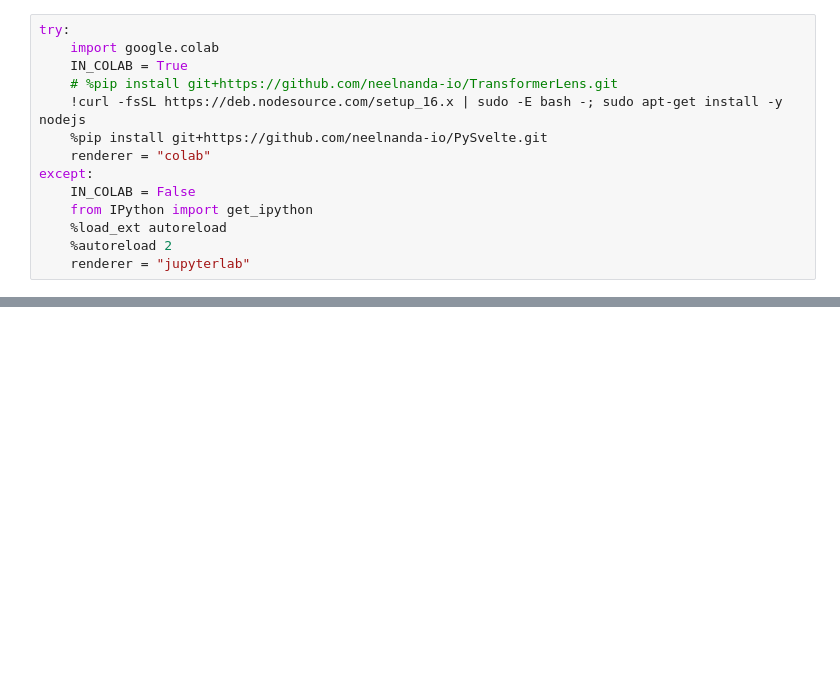
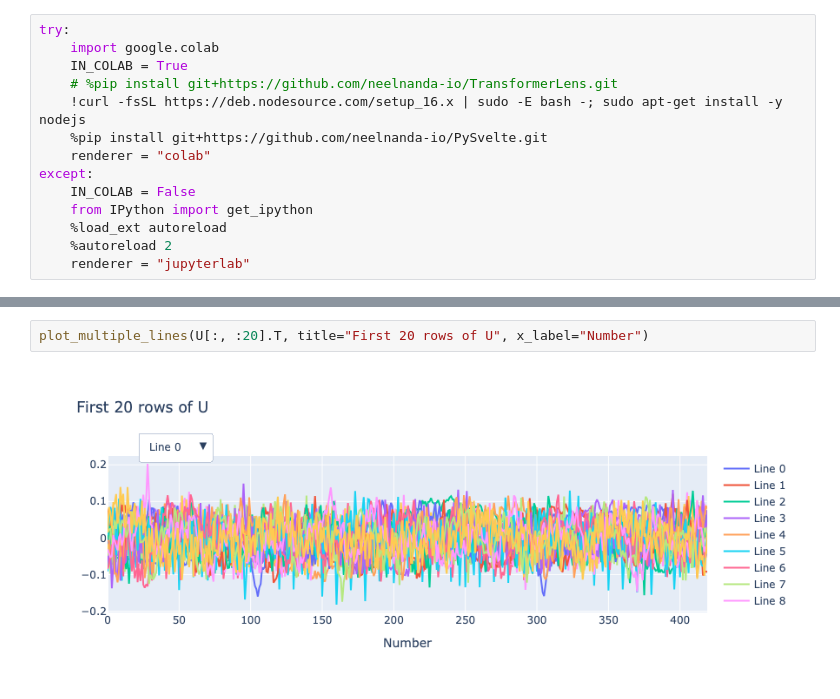
Before and after one commit to jansont/transformer-circuits, a Jupyter notebook: notebooks/Addition.ipynb, the cells around one changed output, grey strips where cells are left out. Drawn from its saved outputs; the diff is of its cells as text; blank space fills up the shorter version.

```diff
--- a/notebooks/Addition.ipynb
+++ b/notebooks/Addition.ipynb
@@ -62,0 +345,4 @@ Installing the current project: transformer-lens (0.0.0)
+# %%
+plot_multiple_lines(U[:, :20].T, title="First 20 rows of U", x_label="Number")
+# %% [output]
+[figure, added]
```
Also changed, not shown: parts of 41 cells of this notebook, 1 other file.
